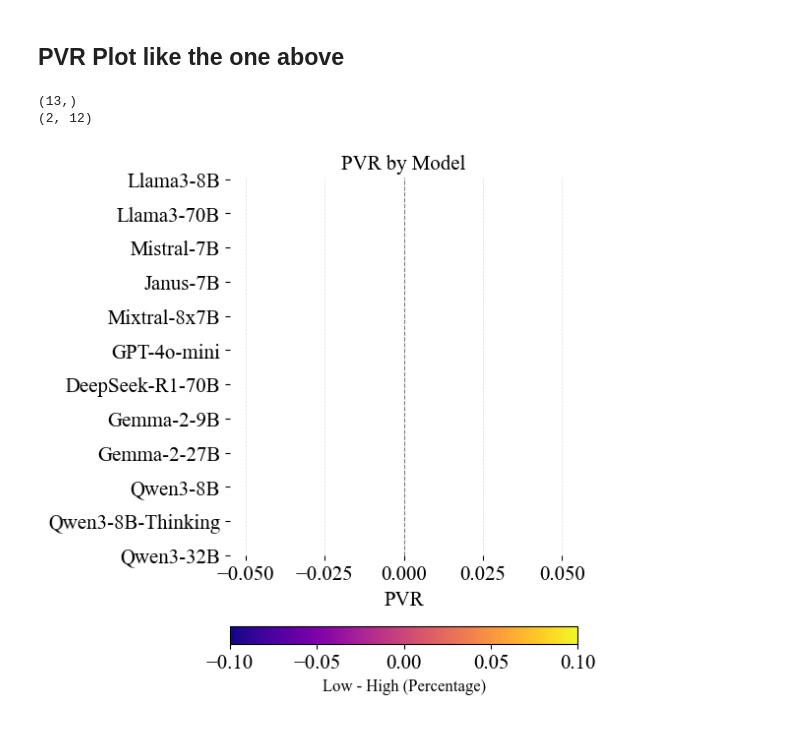
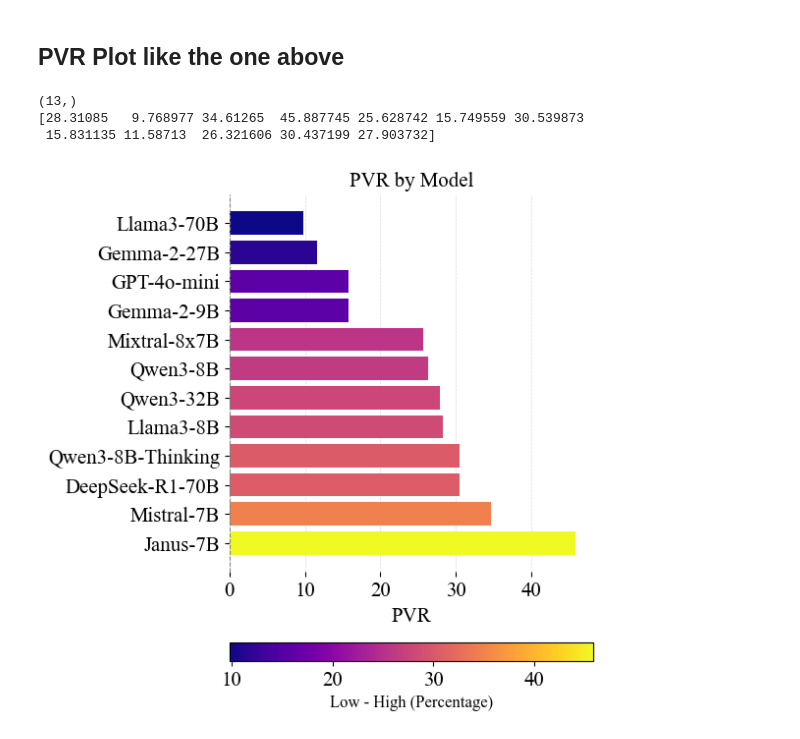
Before and after one commit to chimaobi-okite/pref_aligner, a Jupyter notebook: process_results.ipynb, the cells around one changed output. Cells and saved outputs as stored; diff of their text form; code cells hidden in the pictures.

```diff
--- a/process_results.ipynb
+++ b/process_results.ipynb
@@ -319,38 +322,30 @@ missing_answer_diffplot(
 # %%
 from results_helper import missing_answer_diffplot, filter_axis
 
 data, order = results_dict.get_field_matrix(
     field=["PVR"],
     fixed_keys={
         "dataset": "full",
         "method": "direct",
         "relevance": "relevant",
     },
     axis_keys=["model"]
 )
 data = np.array(data).squeeze()
 print(data.shape)
 data = data[:-1].astype(np.float32)
 models_ref = MODELS[:-1].copy()
-data = data[None]
-data = np.concat([np.zeros_like(data), data], axis=0)
-# Filter by None
-data, _, model_names_hb = filter_axis(
-    data,
-    axis=0,
-    filter_val=None,
-    labels_to_filter=MODELS_SHORT,
-)
-print(data.shape)
+print(data)
 
 missing_answer_diffplot(
     data,
     keys=models_ref,
     title="PVR by Model",
     xlabel="PVR",
     show=True
 )
 # %% [output]
 (13,)
-(2, 12)
+[28.31085   9.768977 34.61265  45.887745 25.628742 15.749559 30.539873
+ 15.831135 11.58713  26.321606 30.437199 27.903732]
-[figure, old version]
+[figure, new version]
```
Also changed, not shown: parts of 6 cells of this notebook, 14 other files.
